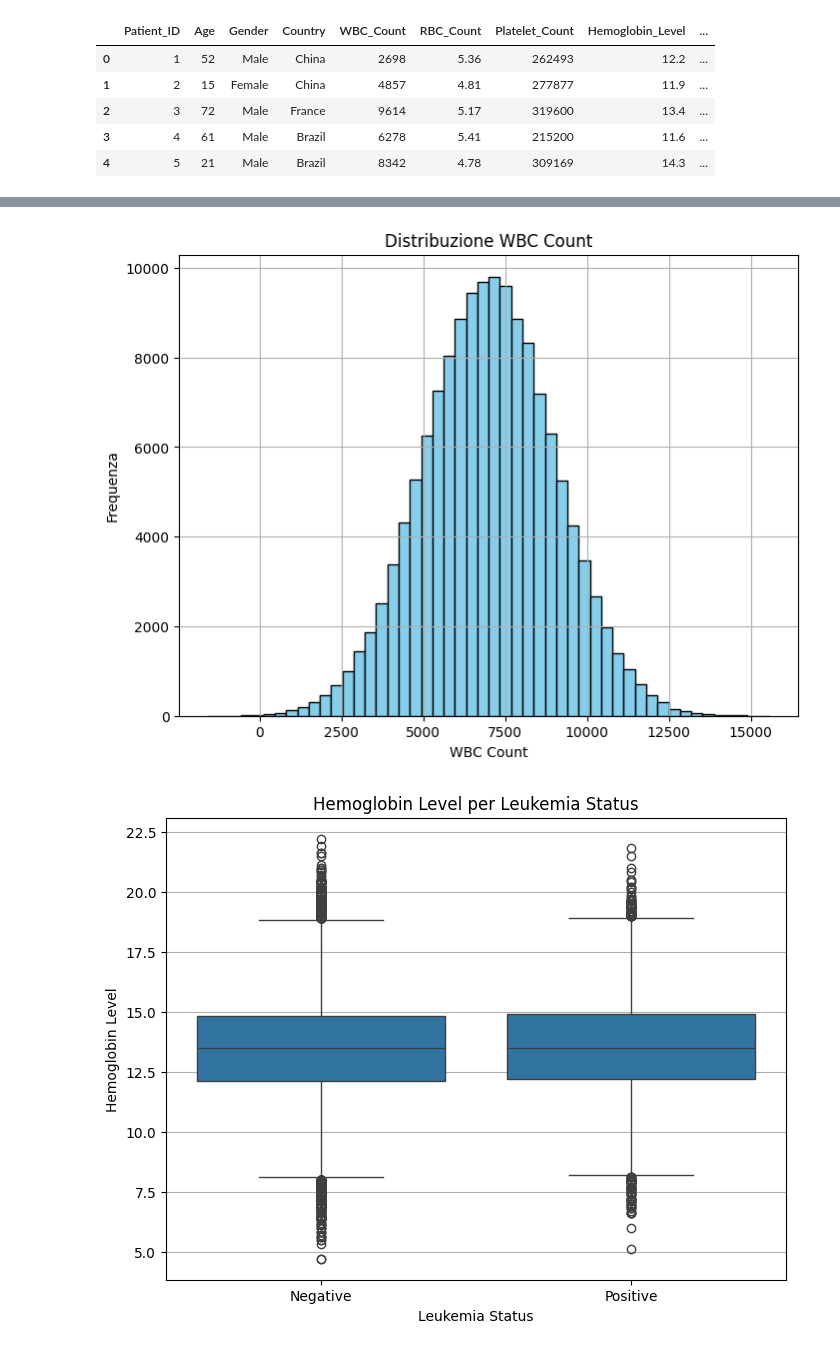
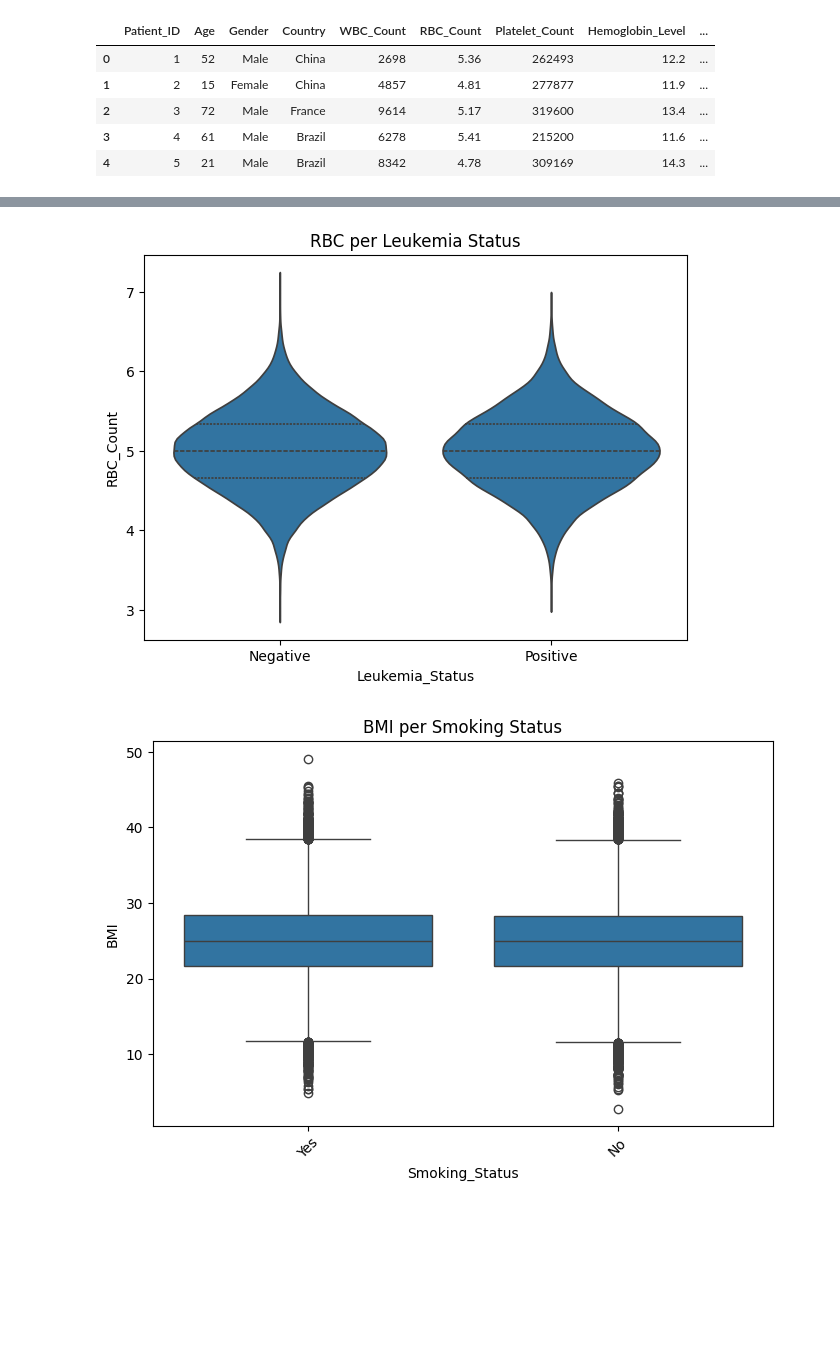
Before and after one commit to andreeriga/Scientific-Visualization-Magistrale, a Jupyter notebook: notebooks/leukemia.ipynb, the cells around one changed output, grey strips where cells are left out. Cells and saved outputs as stored; diff of their text form; code cells hidden in the pictures; blank space fills up the shorter version.

```diff
--- a/notebooks/leukemia.ipynb
+++ b/notebooks/leukemia.ipynb
@@ -33,21 +23,16 @@ plt.show()
 # %%
-plt.figure(figsize=(8,6))
-plt.hist(df["WBC_Count"], bins=50, color="skyblue", edgecolor="black")
-plt.title("Distribuzione WBC Count")
-plt.xlabel("WBC Count")
-plt.ylabel("Frequenza")
-plt.grid(True)
+plt.figure(figsize=(7,5))
+sns.violinplot(data=df, x="Leukemia_Status", y="RBC_Count", inner="quart")
+plt.title("RBC per Leukemia Status")
 plt.show()
 # %% [output]
-[figure, old version]
+[figure, new version]
 # %%
-plt.figure(figsize=(8,6))
-sns.boxplot(data=df, x="Leukemia_Status", y="Hemoglobin_Level")
-plt.title("Hemoglobin Level per Leukemia Status")
-plt.xlabel("Leukemia Status")
-plt.ylabel("Hemoglobin Level")
-plt.grid(True, axis="y")
+plt.figure(figsize=(8,5))
+sns.boxplot(data=df, x="Smoking_Status", y="BMI")
+plt.title("BMI per Smoking Status")
+plt.xticks(rotation=45)
 plt.show()
 # %% [output]
-[figure, old version]
+[figure, new version]
 # %%
```
Also changed, not shown: parts of 8 cells of this notebook, 2 other files.
